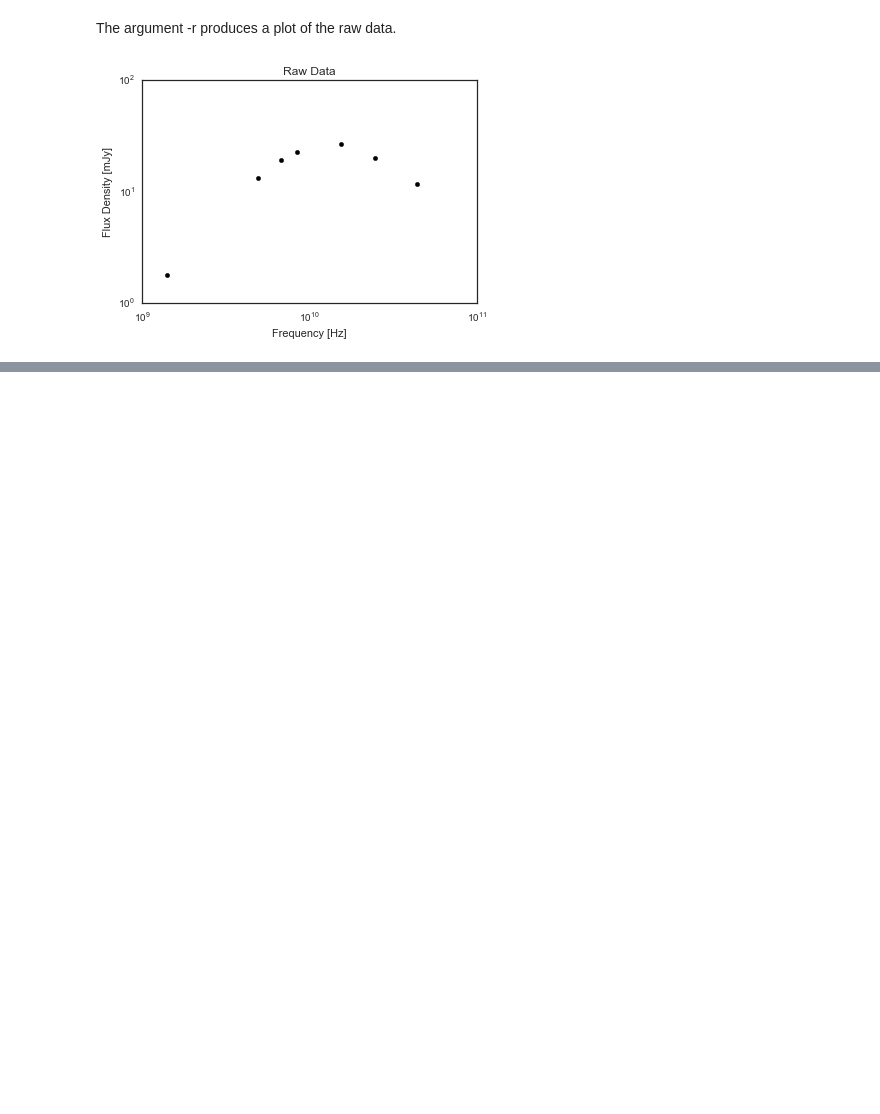
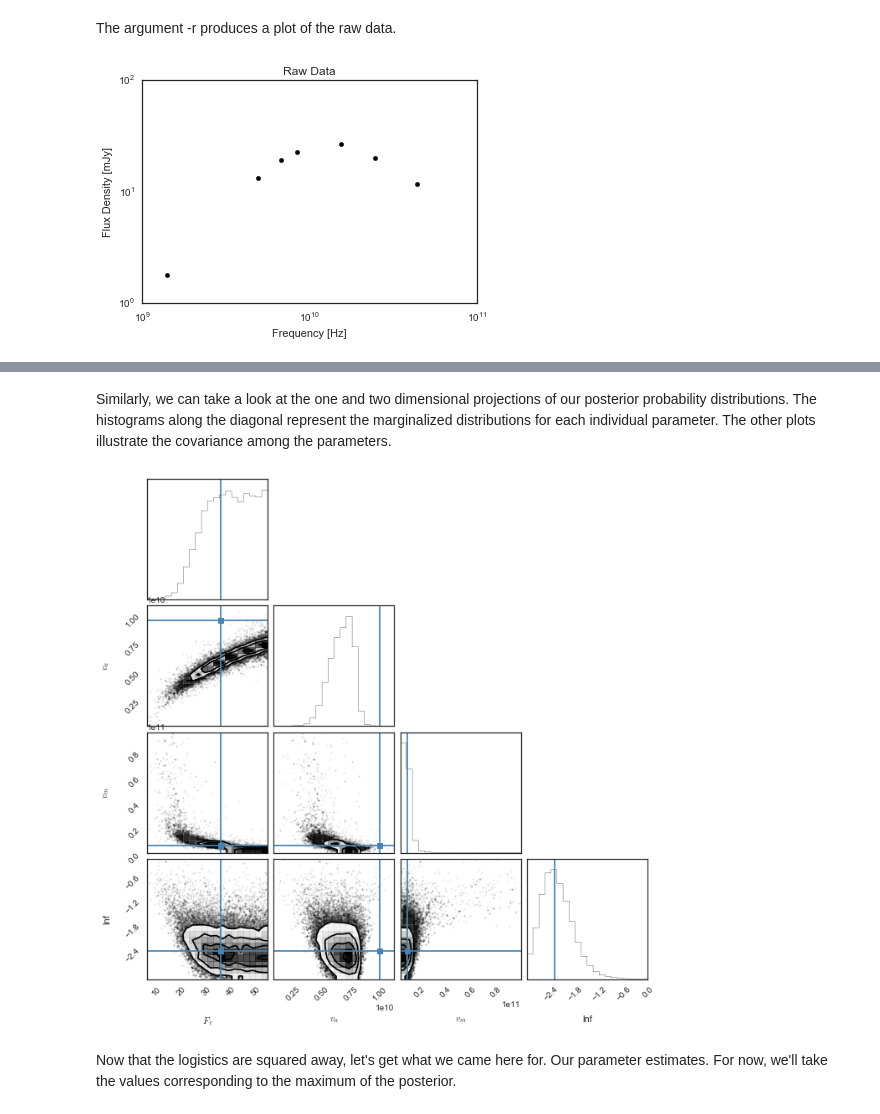
Before and after one commit to tarraneh/SyncMCMC, a Jupyter notebook: tutorial.ipynb, the cells around one changed output, grey strips where cells are left out. Drawn from its saved outputs; the diff is of its cells as text; code cells hidden in the pictures; blank space fills up the shorter version.

```diff
--- a/tutorial.ipynb
+++ b/tutorial.ipynb
@@ -79,0 +199,23 @@ These arguments are optional. Default values are given by 1-55 for the flux and
+# %%
+# Define number of dimensions and number of walkers
+
+ndim, nwalkers = 4, 100
+
+# Define initial positions of walkers in phase space for models 1, 2, and 3
+
+frand = np.random.normal(loc=36,size=nwalkers,scale=0.1)
+frand_2 = np.random.normal(loc=36,size=nwalkers,scale=0.1)
+varand = np.random.normal(loc=1e10,size=nwalkers,scale=1.E3)
+vmrand = np.random.normal(loc=1e10,size=nwalkers,scale=1.E3)
+yerrand = np.random.normal(loc=-0.7,size=nwalkers,scale=0.1)
+
+pos = np.column_stack((frand,varand,vmrand,yerrand))
+pos_add_dim = np.expand_dims(pos,axis=0)
+final_pos = np.repeat(pos_add_dim, 5, axis=0)
+
+
+# Define initial positions for spectrum 4 walkers
+
+pos_spec4 = np.column_stack((frand,frand_2,varand,vmrand,yerrand))
+pos_add_dim_spec4 = np.expand_dims(pos_spec4,axis=0)
+final_pos_spec4 = np.repeat(pos_add_dim_spec4, 5, axis=0)
@@ -79,0 +259,17 @@ These arguments are optional. Default values are given by 1-55 for the flux and
+# %%
+# Burn off initial steps
+samples = sampler.chain[0,:, 300:, :].reshape((-1, ndim))
+
+samples_spec2 = sampler_spec2.chain[0,:, 300:, :].reshape((-1, ndim))
+
+samples_spec3 = sampler_spec3.chain[0,:, 300:, :].reshape((-1, ndim))
+
+samples_spec4 = sampler_spec4.chain[0,:, 300:, :].reshape((-1, 5))
+# %% [markdown]
+Similarly, we can take a look at the one and two dimensional projections of our posterior probability distributions. The histograms along the diagonal represent the marginalized distributions for each individual parameter. The other plots illustrate the covariance among the parameters.
+# %%
+fig = corner.corner(samples, labels=["$F_v$", "$v_a$", "$v_m$", "lnf"],truths=[36,1e10,1e10, np.log(0.1)])
+# %% [output]
+[figure, added]
+# %% [markdown]
+Now that the logistics are squared away, let's get what we came here for. Our parameter estimates. For now, we'll take the values corresponding to the maximum of the posterior.
```
Also changed, not shown: parts of 21 cells of this notebook, 1 other file.
